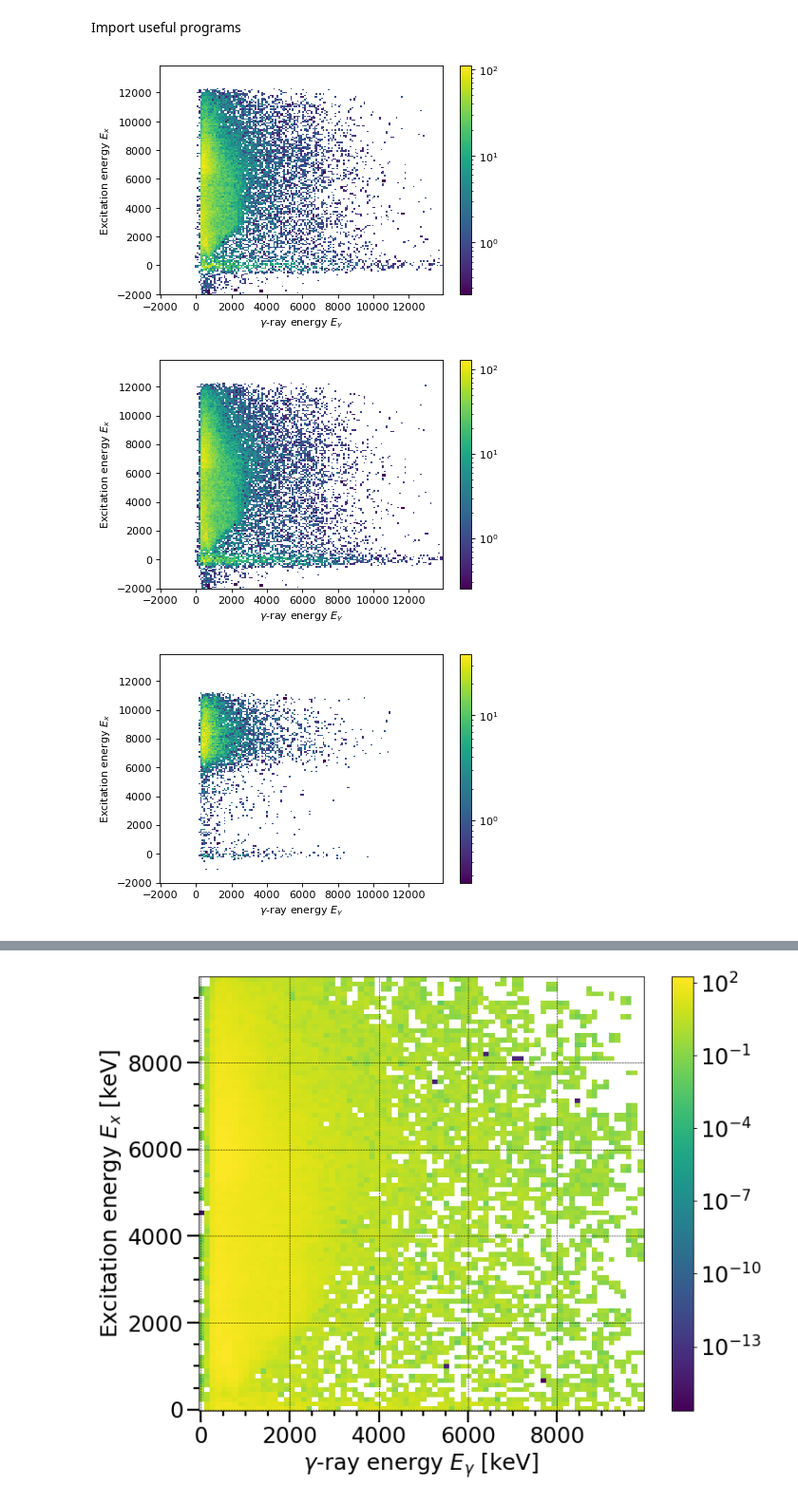
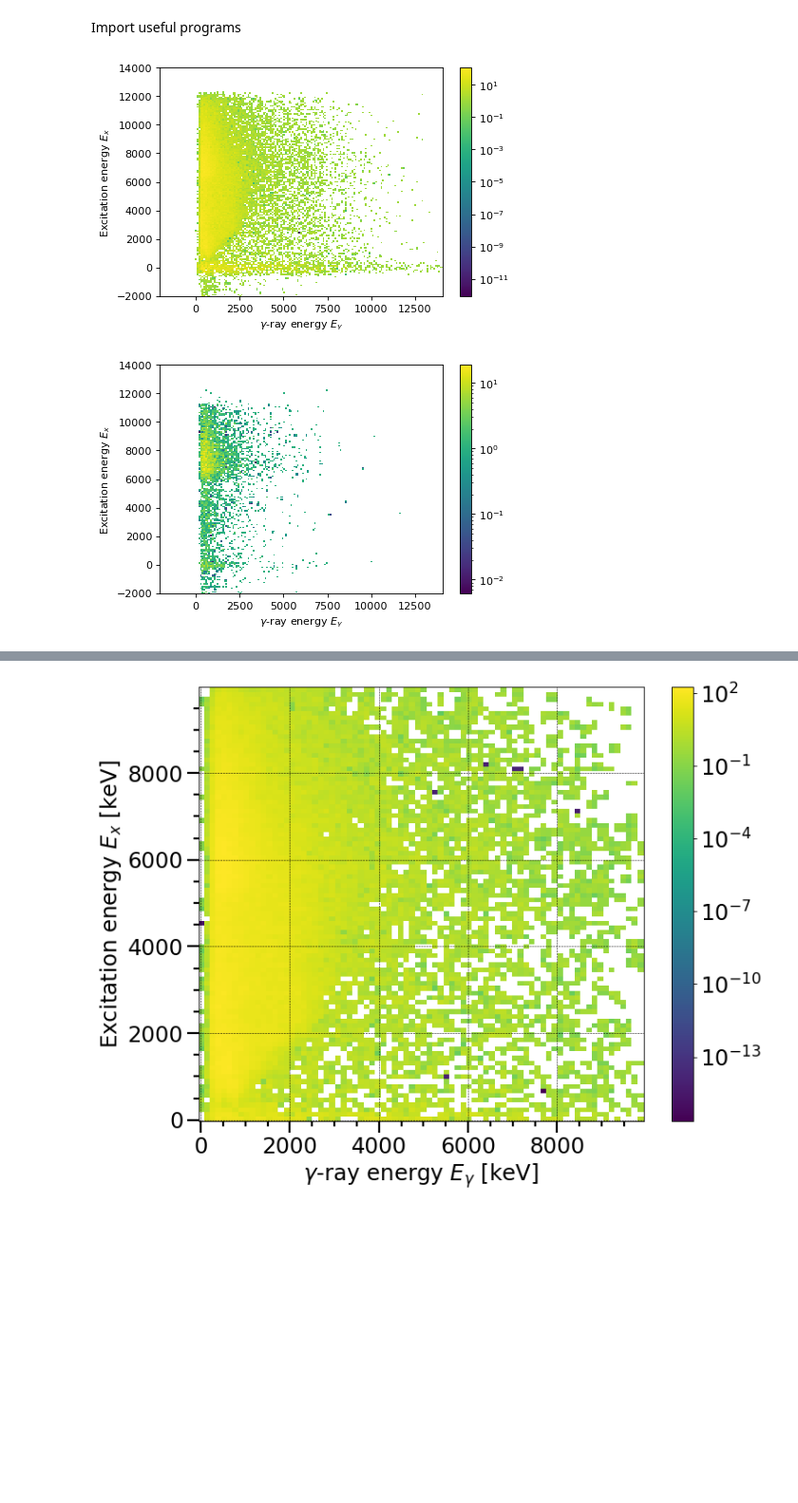
Before and after one commit to tellefs/OmPy_233U, a Jupyter notebook: osloMethod_U233_aa.ipynb, the cells around one changed output, grey strips where cells are left out. Shown at 95% size. Cells and saved outputs as stored; diff of their text form; code cells hidden in the pictures; blank space fills up the shorter version.

```diff
--- a/osloMethod_U233_aa.ipynb
+++ b/osloMethod_U233_aa.ipynb
@@ -25,34 +25,27 @@ np.random.seed(1382398)
 plt.rcParams["figure.dpi"] = 80
 # %%
 # Import raw matrix into instance of om.Matrix()
-raw = om.Matrix(path="alfna_matrix/alfna_U233")
-raw_right_bg_timecuts = om.Matrix(path="alfna_matrix/alfna_right_bg_timecuts")
+#raw = om.Matrix(path="alfna_matrix/alfna_U233")
+raw = om.Matrix(path="alfna_matrix/alfna_right_bg_timecuts")
 
 
 #Rebin raw matrix
 raw.rebin(0,factor=12)
 raw.rebin(1,factor=12)
 raw.plot();
-
-raw_right_bg_timecuts.rebin(0,factor=12)
-raw_right_bg_timecuts.rebin(1,factor=12)
-raw_right_bg_timecuts.plot();
-
-raw = raw_right_bg_timecuts
 # %% [output]
-[figure, old version]
+[figure, new version]
-[figure, removed]
 # %%
 # Import raw matrix into instance of om.Matrix()
-#raw_fiss = om.Matrix(path="alfna_matrix/alfna_fiss_right_bg_timecuts")
-raw_fiss = om.Matrix(path="alfna_matrix/alfna_fiss_U233")
+raw_fiss = om.Matrix(path="alfna_matrix/alfna_fiss_right_bg_timecuts")
+#raw_fiss = om.Matrix(path="alfna_matrix/alfna_fiss_U233")
 
 #Rebin raw matrix
 raw_fiss.rebin(0,factor=12)
 raw_fiss.rebin(1,factor=12)
 raw_fiss.plot();
 # %% [output]
-[figure, old version]
+[figure, new version]
 # %%
 #New calibration to the theoretical fission barriers
 
```
Also changed, not shown: parts of 3 cells of this notebook.
